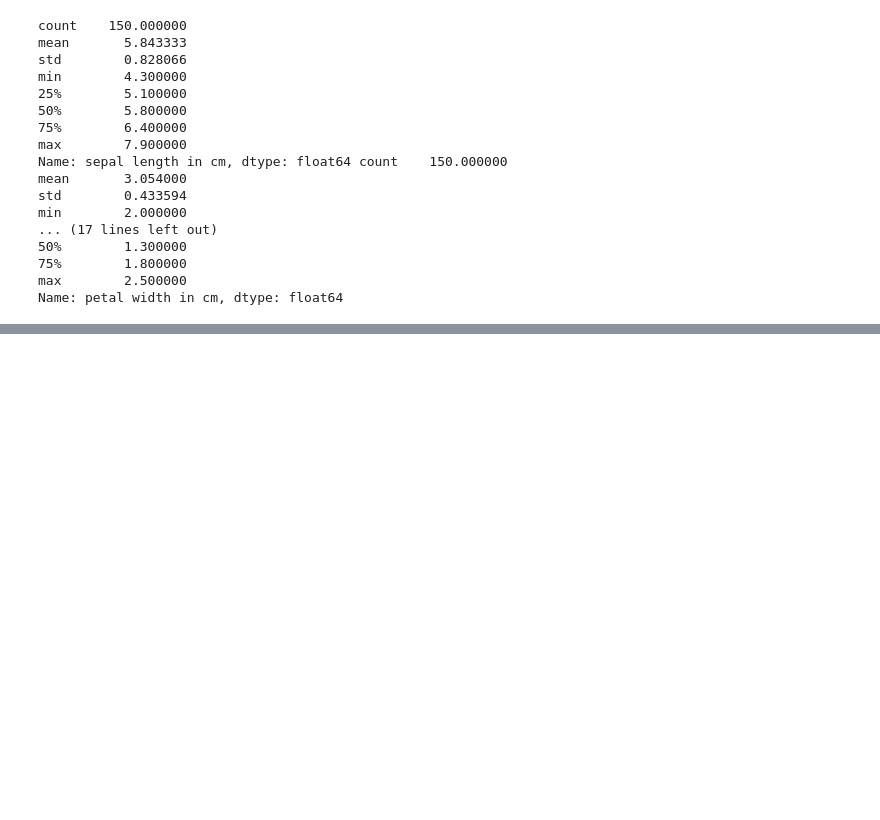
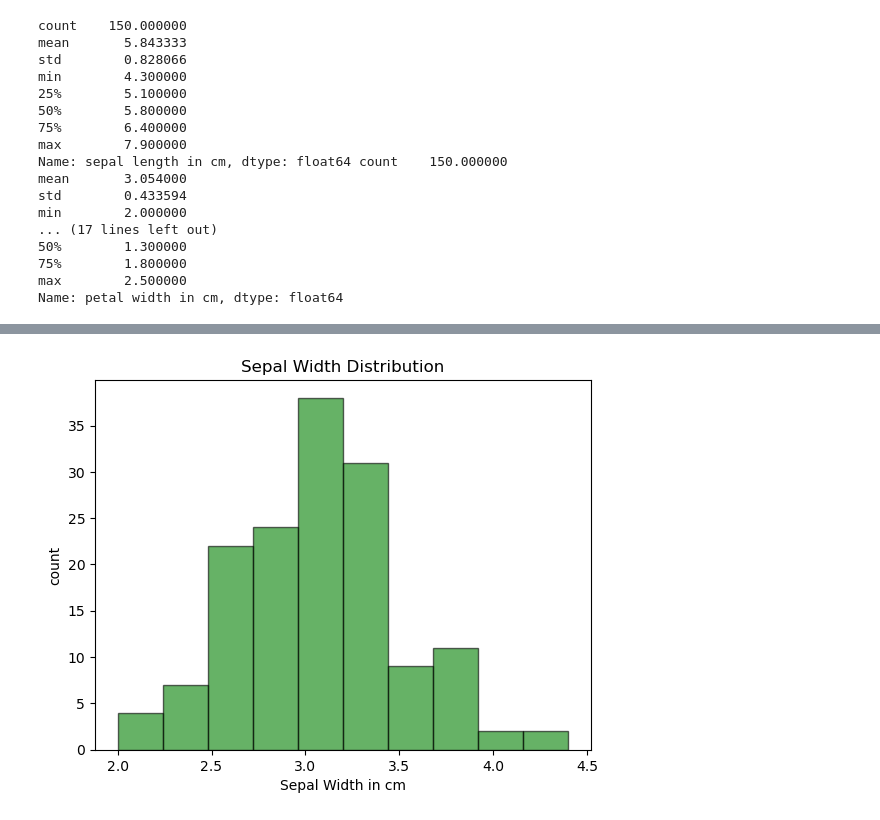
Before and after one commit to Maroua-El-Imame/pands-project, a Jupyter notebook: analysis.ipynb, the cells around one changed output, grey strips where cells are left out. Cells and saved outputs as stored; diff of their text form; code cells hidden in the pictures; blank space fills up the shorter version.

```diff
--- a/analysis.ipynb
+++ b/analysis.ipynb
@@ -187,0 +194,13 @@ plt.savefig("histograms.png")
+# %%
+# 2nd histogram
+plt.hist(sepal_width, ec='k', color='green', alpha=0.6)
+# add x label
+plt.xlabel("Sepal Width in cm")
+# add y label
+plt.ylabel("count")
+# add title
+plt.title("Sepal Width Distribution")
+# save
+plt.savefig("histogram of sepal width.png")
+# %% [output]
+[figure, added]
```
Also changed, not shown: parts of 29 cells of this notebook, 17 other files.
